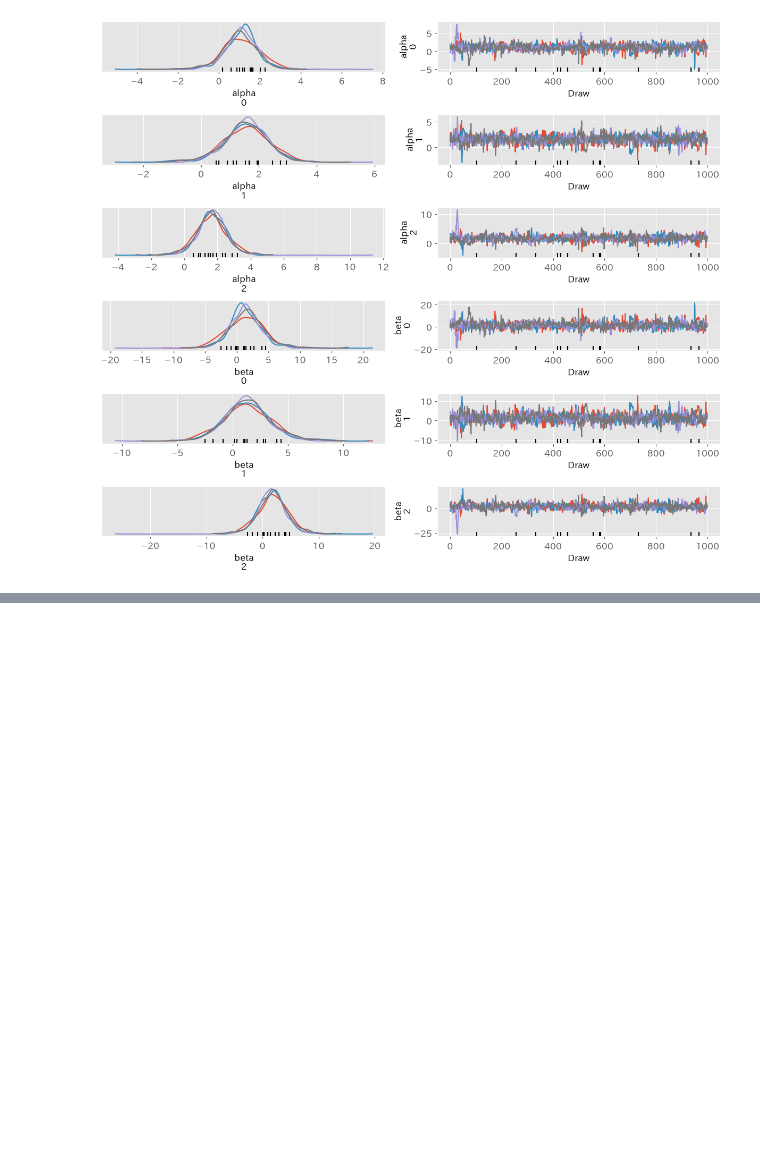
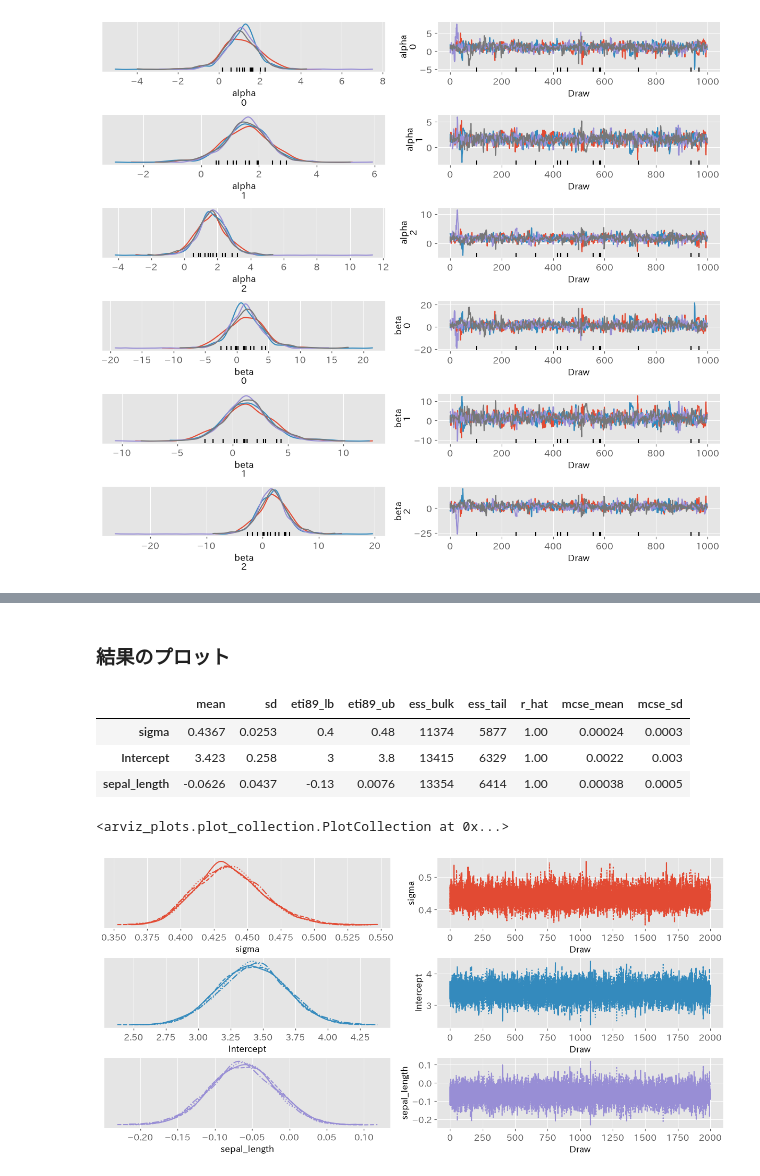
Before and after one commit to kzappmusi9/bayes_python, a Jupyter notebook: src/2.bayes_inference_advanced.ipynb, the cells around one changed output, grey strips where cells are left out. Saved outputs shown, nothing was run; the diff lists cells and outputs as text; code cells hidden in the pictures; blank space fills up the shorter version.

```diff
--- a/src/2.bayes_inference_advanced.ipynb
+++ b/src/2.bayes_inference_advanced.ipynb
@@ -468,0 +538,2 @@ plt.show()
+# %%
+idata = model_bmb.fit(tune=2000, draws=2000, random_seed=42)
@@ -468,0 +548,12 @@ plt.show()
+# %% [markdown]
+### 結果のプロット
+# %%
+display(azs.summary(idata))
+azp.plot_trace_dist(idata, group='posterior')
+# %% [output]
+|  | mean | sd | eti89_lb | eti89_ub | ess_bulk | ess_tail | r_hat | mcse_mean | mcse_sd |
+| sigma | 0.4367 | 0.0253 | 0.4 | 0.48 | 11374 | 5877 | 1.00 | 0.00024 | 0.0003 |
+| Intercept | 3.423 | 0.258 | 3 | 3.8 | 13415 | 6329 | 1.00 | 0.0022 | 0.003 |
+| sepal_length | -0.0626 | 0.0437 | -0.13 | 0.0076 | 13354 | 6414 | 1.00 | 0.00038 | 0.0005 |
+<arviz_plots.plot_collection.PlotCollection at 0x...>
+[figure, added]
```
Also changed, not shown: parts of 25 cells of this notebook, 2 other files.
